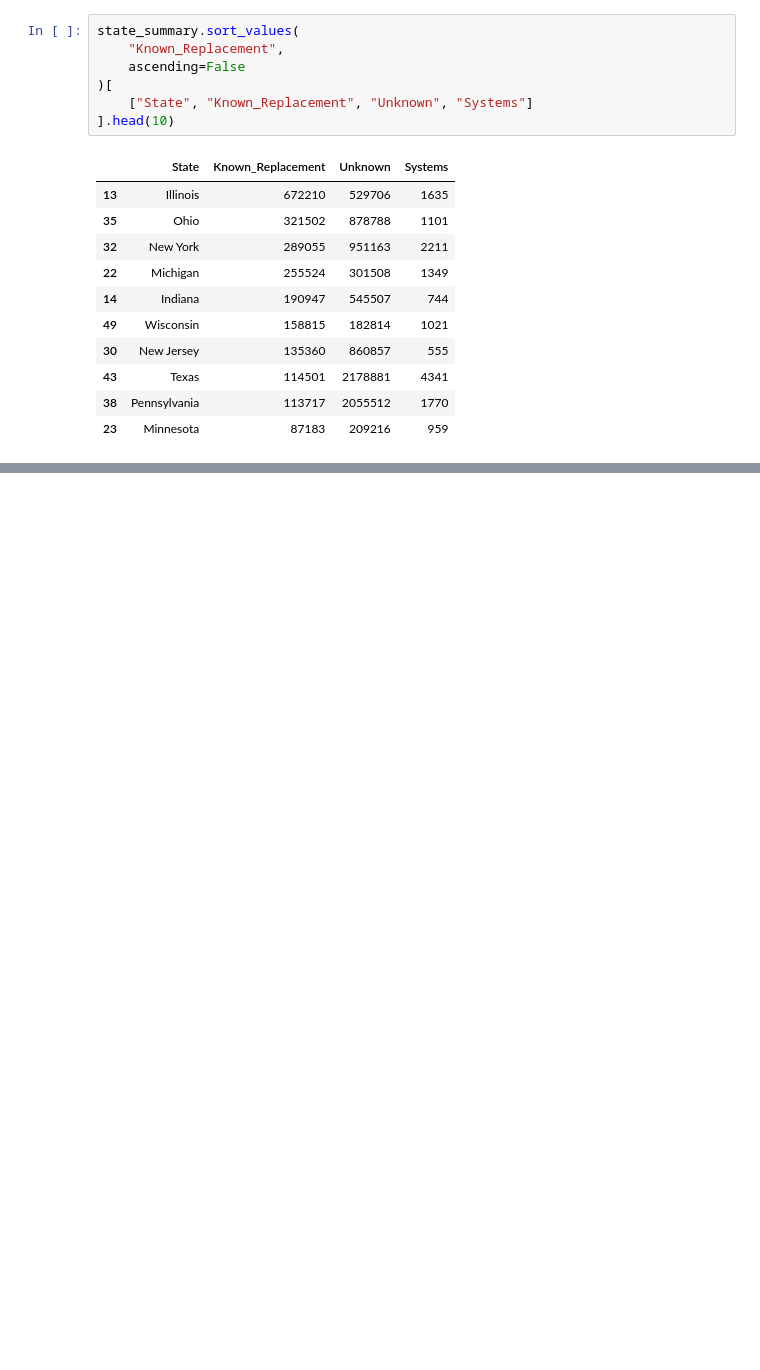
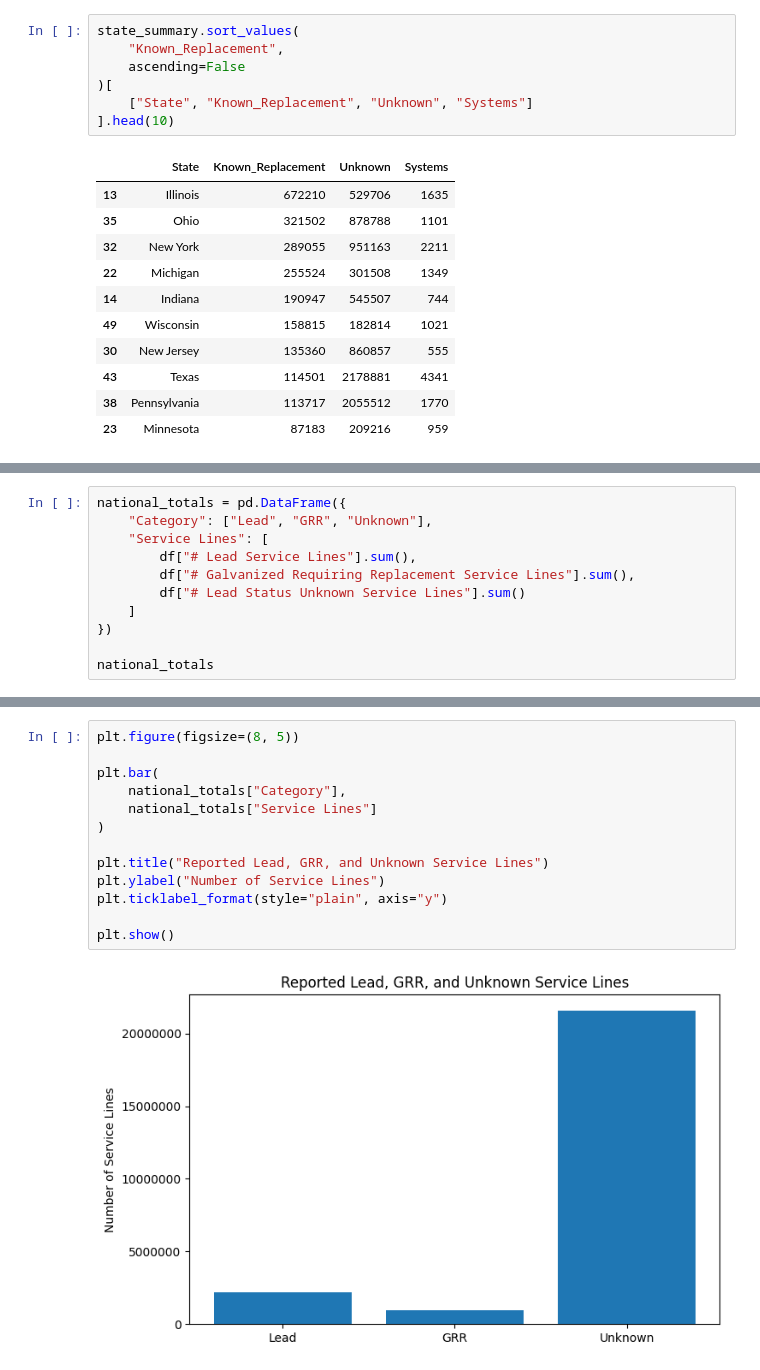
Before and after one commit to drat-git/xylem-lead-service-line-analysis, a Jupyter notebook: Lead_Service_Line_Analysis.ipynb, the cells around one changed output, grey strips where cells are left out. Cells and saved outputs as stored; diff of their text form; blank space fills up the shorter version.

Commit message:
National inventory context initial

```diff
--- a/Lead_Service_Line_Analysis.ipynb
+++ b/Lead_Service_Line_Analysis.ipynb
@@ -326,0 +331,11 @@ state_summary.sort_values(
+# %%
+national_totals = pd.DataFrame({
+    "Category": ["Lead", "GRR", "Unknown"],
+    "Service Lines": [
+        df["# Lead Service Lines"].sum(),
+        df["# Galvanized Requiring Replacement Service Lines"].sum(),
+        df["# Lead Status Unknown Service Lines"].sum()
+    ]
+})
+
+national_totals
@@ -326,0 +360,15 @@ state_summary.sort_values(
+# %%
+plt.figure(figsize=(8, 5))
+
+plt.bar(
+    national_totals["Category"],
+    national_totals["Service Lines"]
+)
+
+plt.title("Reported Lead, GRR, and Unknown Service Lines")
+plt.ylabel("Number of Service Lines")
+plt.ticklabel_format(style="plain", axis="y")
+
+plt.show()
+# %% [output]
+[figure, added]
```
Also changed, not shown: parts of 4 cells of this notebook.
